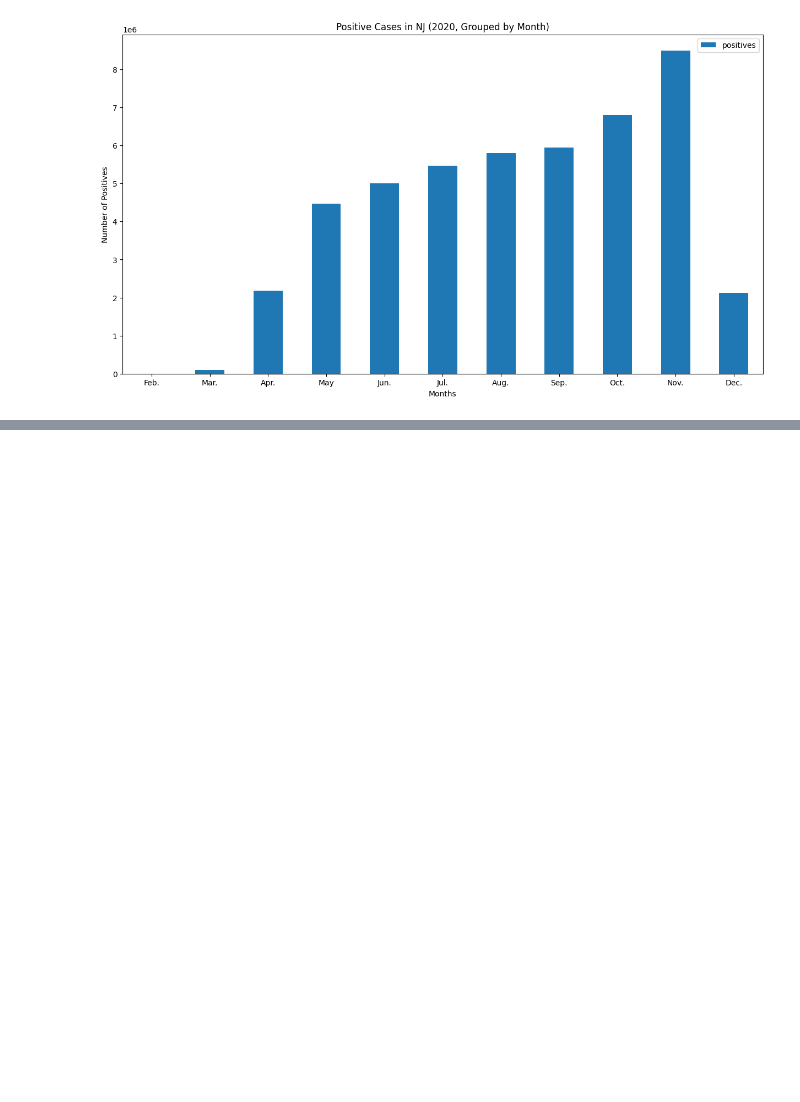
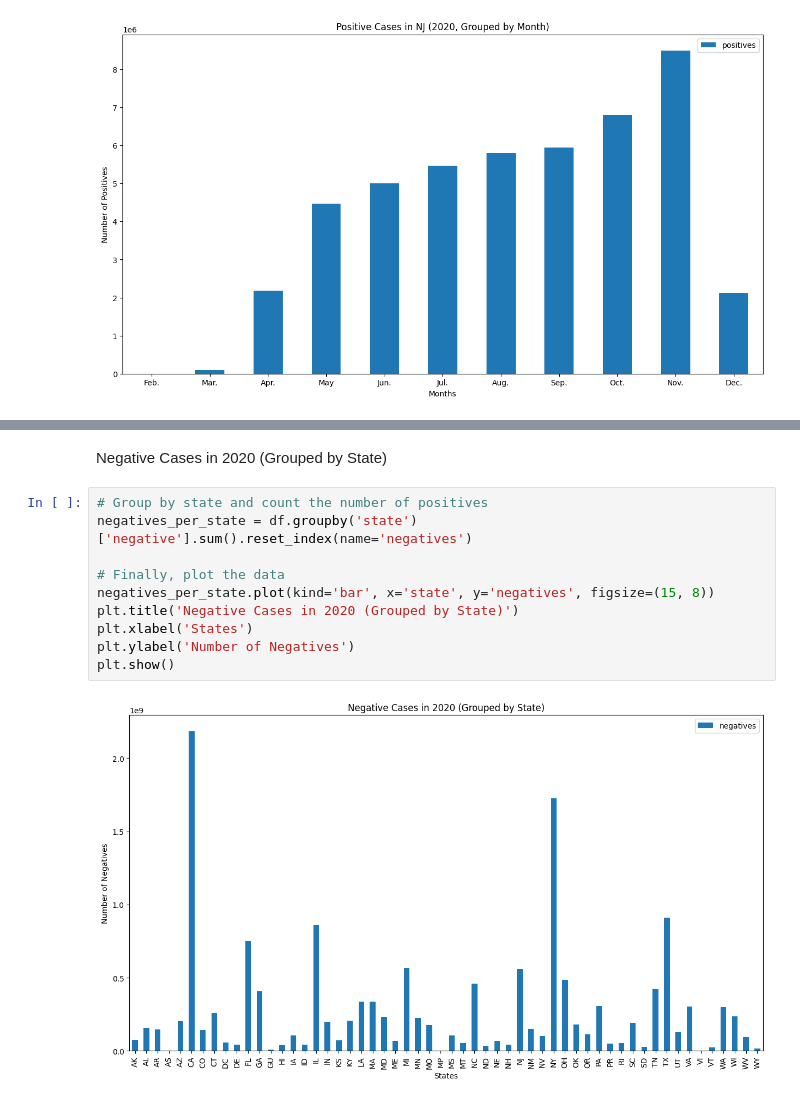
Before and after one commit to Ian-Qu/Covid_19_Data, a Jupyter notebook: main.ipynb, the cells around one changed output, grey strips where cells are left out. Cells and saved outputs as stored; diff of their text form; blank space fills up the shorter version.

```diff
--- a/main.ipynb
+++ b/main.ipynb
@@ -91,0 +115,14 @@ plt.show()
+# %% [markdown]
+Negative Cases in 2020 (Grouped by State)
+# %%
+# Group by state and count the number of positives
+negatives_per_state = df.groupby('state')['negative'].sum().reset_index(name='negatives')
+
+# Finally, plot the data
+negatives_per_state.plot(kind='bar', x='state', y='negatives', figsize=(15, 8))
+plt.title('Negative Cases in 2020 (Grouped by State)')
+plt.xlabel('States')
+plt.ylabel('Number of Negatives')
+plt.show()
+# %% [output]
+[figure, added]
```
Also changed, not shown: parts of 4 cells of this notebook, 4 other files.
